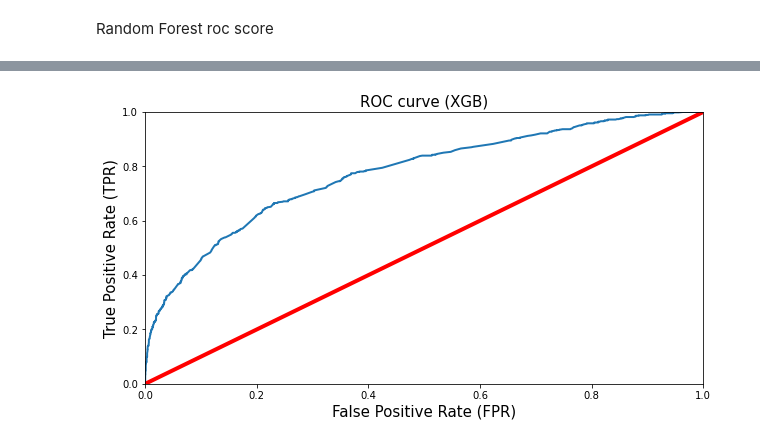
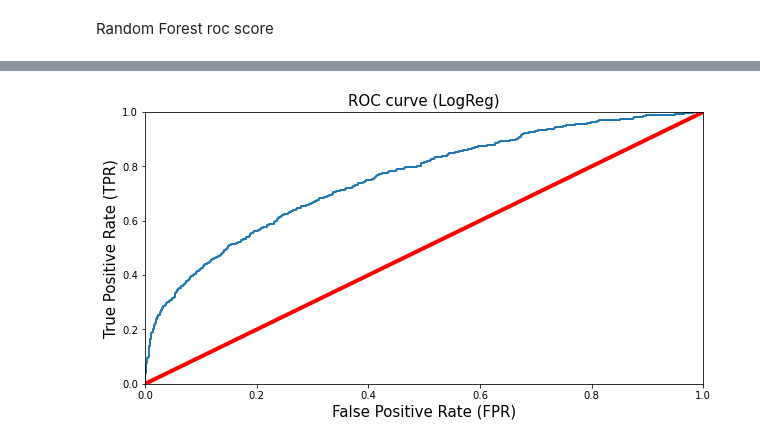
Before and after one commit to stefolosha/Capstone_2, a Jupyter notebook: Capstone_2_Modeling.ipynb, the cells around one changed output, grey strips where cells are left out. Saved outputs shown, nothing was run; the diff lists cells and outputs as text; code cells hidden in the pictures.

Commit message:
Cleaned up feature names and plot titles

```diff
--- a/Capstone_2_Modeling.ipynb
+++ b/Capstone_2_Modeling.ipynb
@@ -632,19 +627,19 @@ ROC-AUC Score: 0.7495455889515062
 # %%
-false_positive_rate, true_positive_rate, thresholds = roc_curve(y_test, y_scores_xgb)
+false_positive_rate, true_positive_rate, thresholds = roc_curve(y_test, y_scores_logreg)###logreg
 def plot_roc_curve(false_positive_rate, true_positive_rate, label=None):
     plt.plot(false_positive_rate, true_positive_rate, linewidth=2, label=label)
     plt.plot([0, 1], [0, 1], 'r', linewidth=4)
     plt.axis([0, 1, 0, 1])
     plt.xlabel('False Positive Rate (FPR)', fontsize=15)
     plt.ylabel('True Positive Rate (TPR)', fontsize=15)
-    plt.title('ROC curve (XGB)',fontsize=15)
+    plt.title('ROC curve (LogReg)',fontsize=15)
 
 plt.figure(figsize=(10, 5))
 plot_roc_curve(false_positive_rate, true_positive_rate)
 plt.savefig("30.png")
 plt.show()
 # %% [output]
-[figure, old version]
+[figure, new version]
 # %%
 def measurements(model, y_true, y_pred):
     print(str(model) +" precision is: " + str(precision_score(y_true, y_pred)))
```
Also changed, not shown: parts of 32 cells of this notebook, 2 other files.
